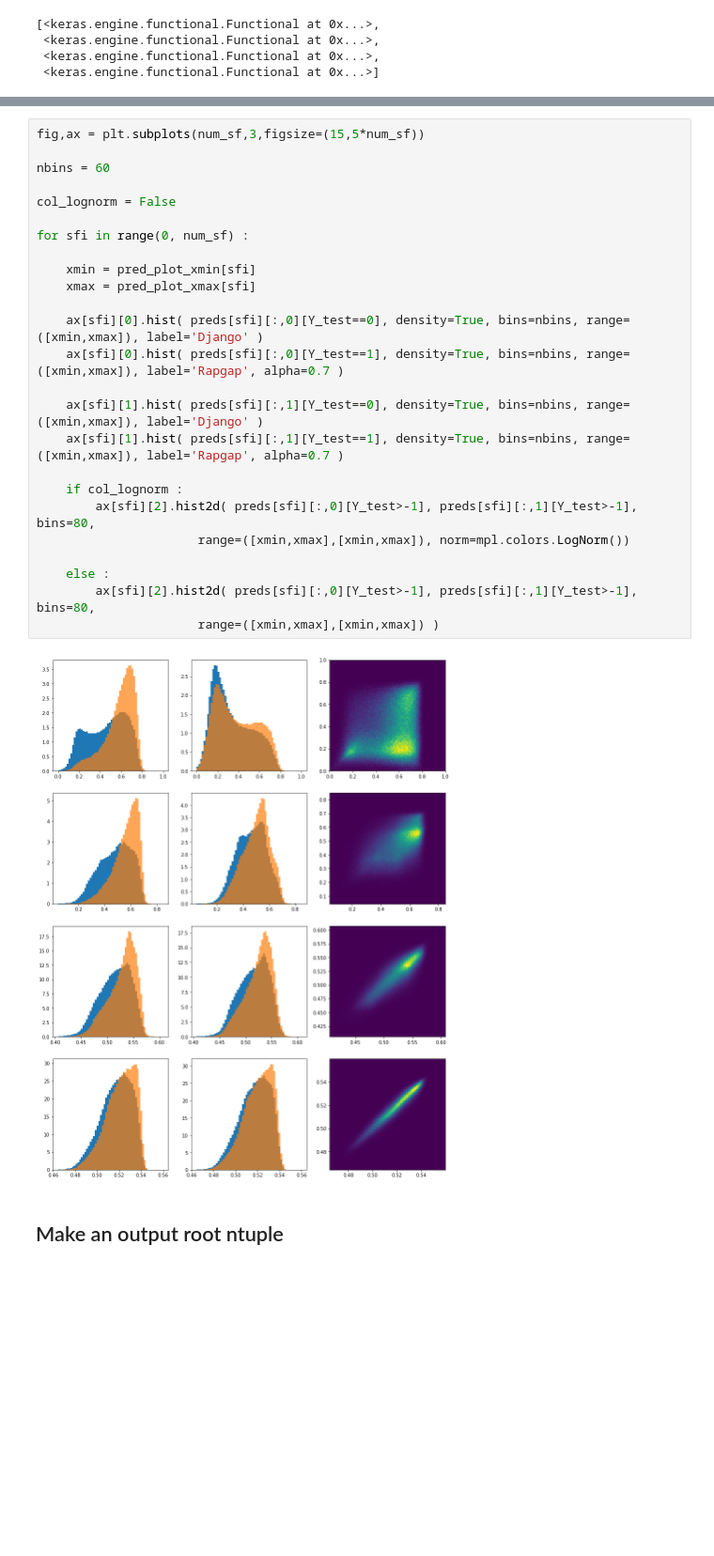
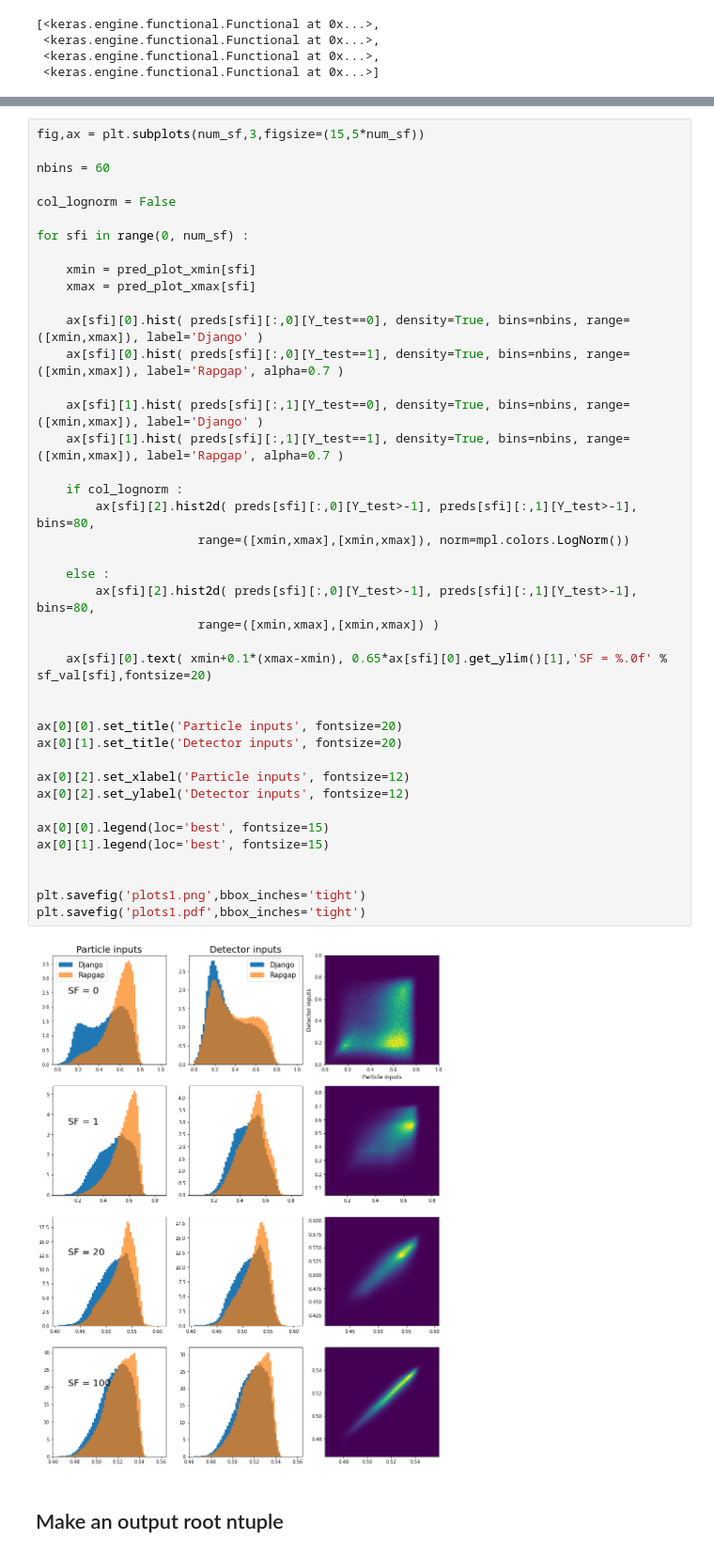
Before and after one commit to owen234/nn-adv-de, a Jupyter notebook: model-bce-mse-version2a.ipynb, the cells around one changed output, grey strips where cells are left out. Shown at 94% size. Drawn from its saved outputs; the diff is of its cells as text; blank space fills up the shorter version.

```diff
--- a/model-bce-mse-version2a.ipynb
+++ b/model-bce-mse-version2a.ipynb
@@ -853,30 +853,46 @@ for sfi in range(0, num_sf) :
 # %%
 fig,ax = plt.subplots(num_sf,3,figsize=(15,5*num_sf))
 
 nbins = 60
 
 col_lognorm = False
 
 for sfi in range(0, num_sf) :
 
     xmin = pred_plot_xmin[sfi]
     xmax = pred_plot_xmax[sfi]
 
     ax[sfi][0].hist( preds[sfi][:,0][Y_test==0], density=True, bins=nbins, range=([xmin,xmax]), label='Django' )
     ax[sfi][0].hist( preds[sfi][:,0][Y_test==1], density=True, bins=nbins, range=([xmin,xmax]), label='Rapgap', alpha=0.7 )
 
     ax[sfi][1].hist( preds[sfi][:,1][Y_test==0], density=True, bins=nbins, range=([xmin,xmax]), label='Django' )
     ax[sfi][1].hist( preds[sfi][:,1][Y_test==1], density=True, bins=nbins, range=([xmin,xmax]), label='Rapgap', alpha=0.7 )
 
     if col_lognorm :
         ax[sfi][2].hist2d( preds[sfi][:,0][Y_test>-1], preds[sfi][:,1][Y_test>-1], bins=80,
                       range=([xmin,xmax],[xmin,xmax]), norm=mpl.colors.LogNorm())
 
     else :
         ax[sfi][2].hist2d( preds[sfi][:,0][Y_test>-1], preds[sfi][:,1][Y_test>-1], bins=80,
                       range=([xmin,xmax],[xmin,xmax]) )
+
+    ax[sfi][0].text( xmin+0.1*(xmax-xmin), 0.65*ax[sfi][0].get_ylim()[1],'SF = %.0f' % sf_val[sfi],fontsize=20)
+
+
+ax[0][0].set_title('Particle inputs', fontsize=20)
+ax[0][1].set_title('Detector inputs', fontsize=20)
+
+ax[0][2].set_xlabel('Particle inputs', fontsize=12)
+ax[0][2].set_ylabel('Detector inputs', fontsize=12)
+
+ax[0][0].legend(loc='best', fontsize=15)
+ax[0][1].legend(loc='best', fontsize=15)
+
+
+plt.savefig('plots1.png',bbox_inches='tight')
+plt.savefig('plots1.pdf',bbox_inches='tight')
 # %% [output]
-[figure, old version]
+[figure, new version]
 # %% [markdown]
 ## Make an output root ntuple
 # %%
```
Also changed, not shown: parts of 12 cells of this notebook.
